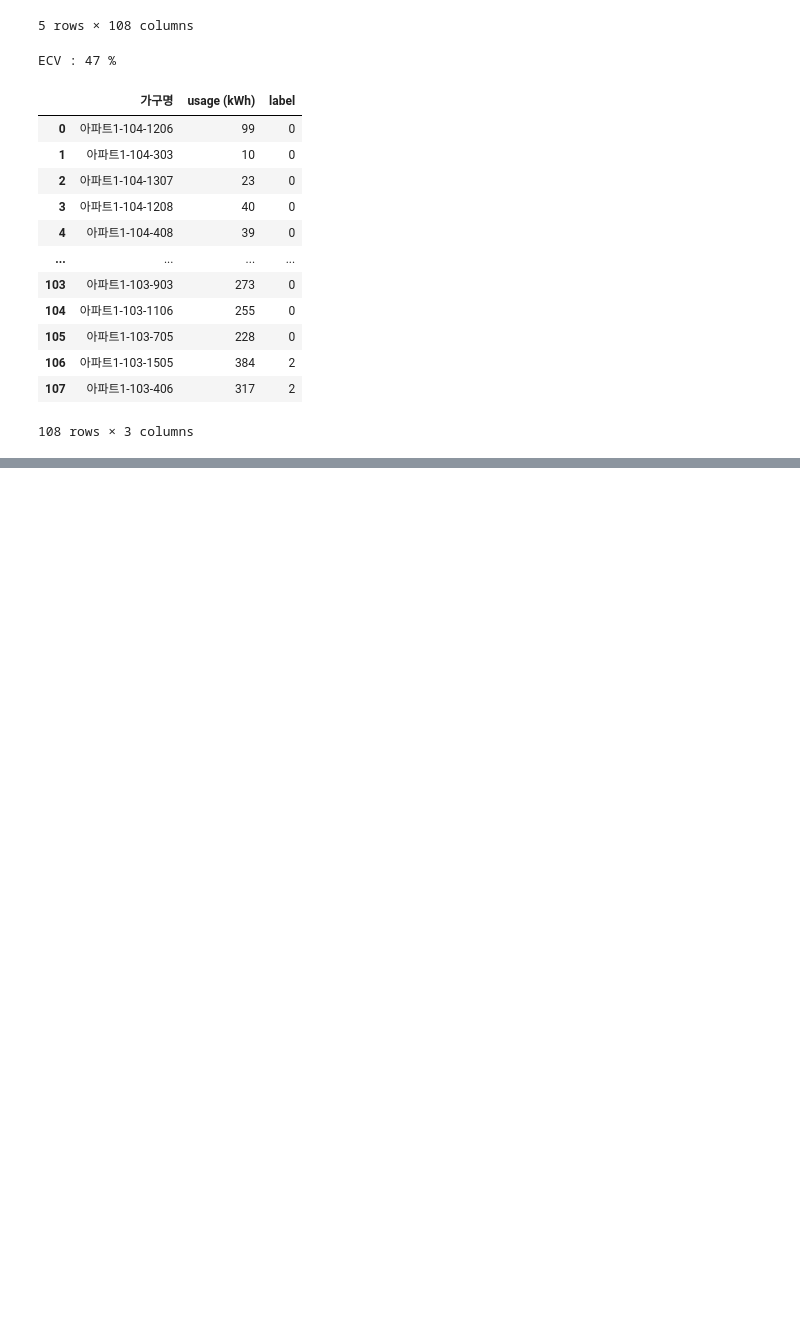
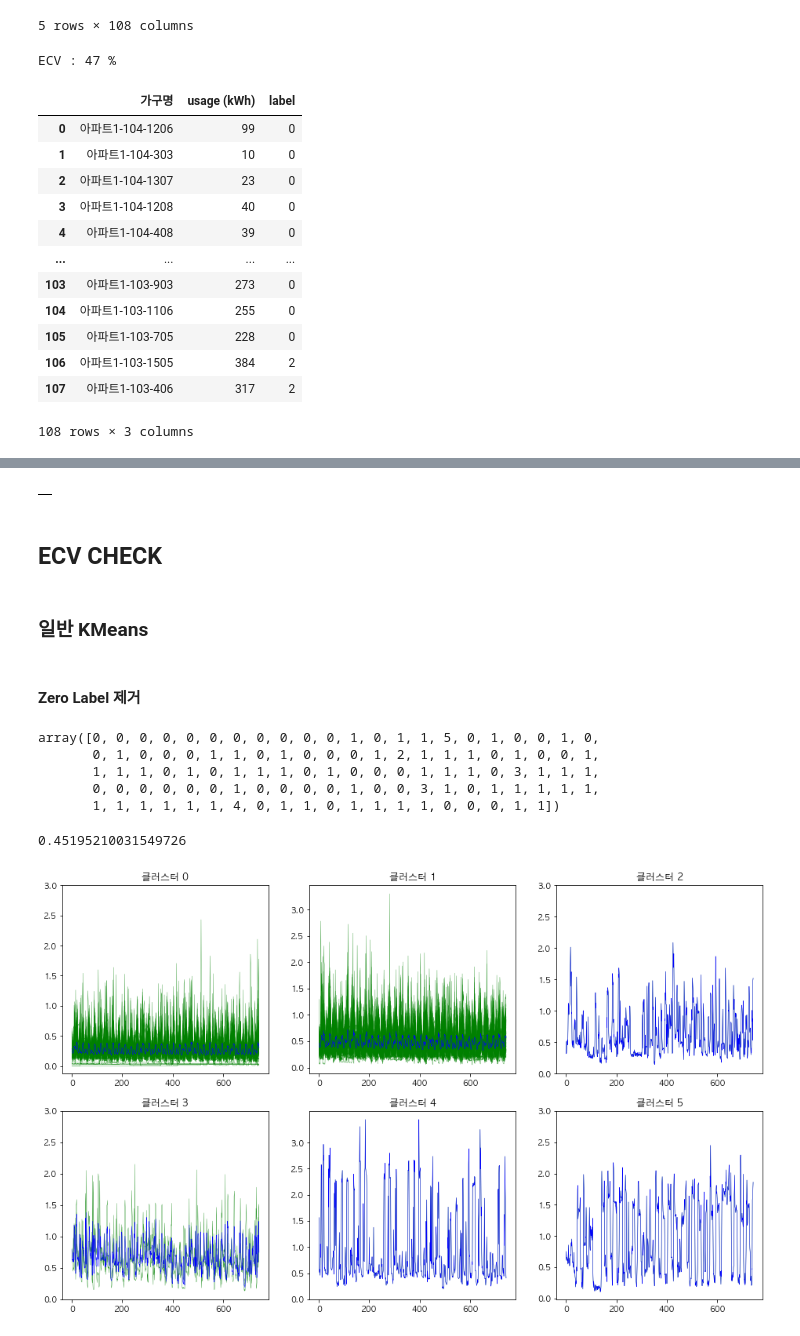
Before and after one commit to formegusto/distribution-public-fee, a Jupyter notebook: pt4-ex-2.ecv compare.ipynb, the cells around one changed output, grey strips where cells are left out. Cells and saved outputs as stored; diff of their text form; code cells hidden in the pictures; blank space fills up the shorter version.

Commit message:
update : cluster pat mean

```diff
--- a/pt4-ex-2.ecv compare.ipynb
+++ b/pt4-ex-2.ecv compare.ipynb
@@ -75,11 +75,11 @@ kmeans.sorting()
 # %% [output]
 ECV : 47 %
 # %%
-group_df = ut.make_group_df(m_60_1, kmeans)
-anomaly_df = ut.get_anomaly_df(group_df)
+kmeans_group_df = ut.make_group_df(m_60_1, kmeans)
+kmeans_anomaly_df = ut.get_anomaly_df(kmeans_group_df)
 
-group_df = ut.adjust_anomaly_df(m_60_1, anomaly_df, group_df)
-group_df
+kmeans_group_df = ut.adjust_anomaly_df(m_60_1, kmeans_anomaly_df, kmeans_group_df)
+kmeans_group_df
 # %% [output]
 |  | 가구명 | usage (kWh) | label |
 | 0 | 아파트1-104-1206 | 99 | 0 |
@@ -145,0 +142,38 @@ get_anomaly_data(group_df)
+# %%
+ut.get_anomaly_df(tdkmeans_group_df)
+# %% [output]
+|  |
+# %% [markdown]
+## ECV CHECK
+# %% [markdown]
+### 일반 KMeans
+# %% [markdown]
+#### Zero Label 제거
+# %%
+unique_labels = np.unique(kmeans_group_df['label'])
+
+og_labels = kmeans_group_df['label'].values
+new_labels = np.zeros(kmeans_group_df['label'].size) - 1
+
+for idx, label in enumerate(unique_labels):
+    new_labels[og_labels == label] = idx
+
+new_labels = new_labels.astype("int")
+new_labels
+# %% [output]
+array([0, 0, 0, 0, 0, 0, 0, 0, 0, 0, 0, 1, 0, 1, 1, 5, 0, 1, 0, 0, 1, 0,
+       0, 1, 0, 0, 0, 1, 1, 0, 1, 0, 0, 0, 1, 2, 1, 1, 1, 0, 1, 0, 0, 1,
+       1, 1, 1, 0, 1, 0, 1, 1, 1, 0, 1, 0, 0, 0, 1, 1, 1, 0, 3, 1, 1, 1,
+       0, 0, 0, 0, 0, 0, 1, 0, 0, 0, 0, 1, 0, 0, 3, 1, 0, 1, 1, 1, 1, 1,
+       1, 1, 1, 1, 1, 1, 4, 0, 1, 1, 0, 1, 1, 1, 1, 0, 0, 0, 1, 1])
+# %%
+kmeans.K = len(unique_labels)
+kmeans.clusters_ = kmeans.clusters_[:kmeans.K]
+kmeans.labels_ = new_labels
+kmeans.next_setting()
+
+print(kmeans.ecv)
+kmeans.draw_plot()
+# %% [output]
+0.45195210031549726
+[figure, added]
```
Also changed, not shown: parts of 25 cells of this notebook, 1 other file.
